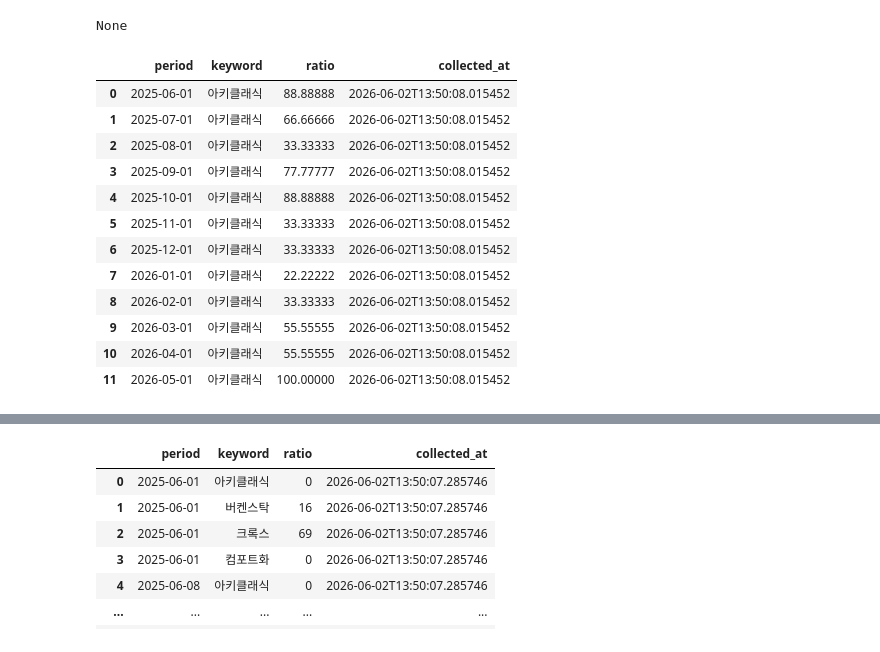
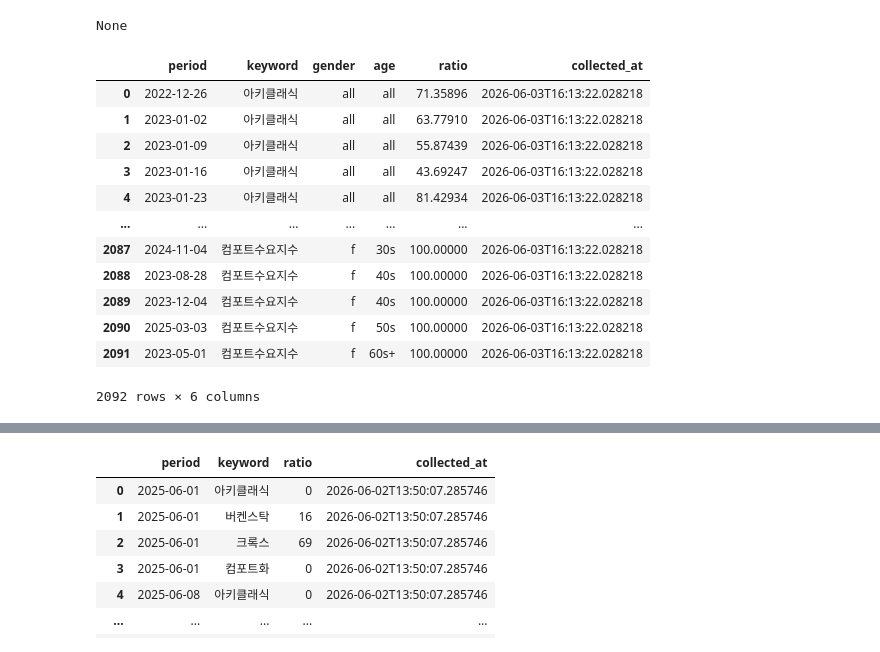
Before and after one commit to Songhyun98/AkiiiMonitor, a Jupyter notebook: test.ipynb, the cells around one changed output, grey strips where cells are left out. Cells and saved outputs as stored; diff of their text form; code cells hidden in the pictures.

```diff
--- a/test.ipynb
+++ b/test.ipynb
@@ -8,19 +8,19 @@ print(os.getenv("NAVER_CLIENT_ID"))
 # %% [output]
 None
 # %%
-df4 = pd.read_parquet(r"D:\Desktop\AkiiiMonitor\data\raw\naver_shopping\naver_shopping_20260602.parquet")
+df4 = pd.read_parquet(r"D:\Desktop\AkiiiMonitor\data\raw\naver_shopping\naver_shopping_20260603.parquet")
 df4
 # %% [output]
-|  | period | keyword | ratio | collected_at |
-| 0 | 2025-06-01 | 아키클래식 | 88.88888 | 2026-06-02T13:50:08.015452 |
-| 1 | 2025-07-01 | 아키클래식 | 66.66666 | 2026-06-02T13:50:08.015452 |
-| 2 | 2025-08-01 | 아키클래식 | 33.33333 | 2026-06-02T13:50:08.015452 |
-| 3 | 2025-09-01 | 아키클래식 | 77.77777 | 2026-06-02T13:50:08.015452 |
-| 4 | 2025-10-01 | 아키클래식 | 88.88888 | 2026-06-02T13:50:08.015452 |
-| 5 | 2025-11-01 | 아키클래식 | 33.33333 | 2026-06-02T13:50:08.015452 |
-| 6 | 2025-12-01 | 아키클래식 | 33.33333 | 2026-06-02T13:50:08.015452 |
-| 7 | 2026-01-01 | 아키클래식 | 22.22222 | 2026-06-02T13:50:08.015452 |
-| 8 | 2026-02-01 | 아키클래식 | 33.33333 | 2026-06-02T13:50:08.015452 |
-| 9 | 2026-03-01 | 아키클래식 | 55.55555 | 2026-06-02T13:50:08.015452 |
-| 10 | 2026-04-01 | 아키클래식 | 55.55555 | 2026-06-02T13:50:08.015452 |
-| 11 | 2026-05-01 | 아키클래식 | 100.00000 | 2026-06-02T13:50:08.015452 |
+|  | period | keyword | gender | age | ratio | collected_at |
+| 0 | 2022-12-26 | 아키클래식 | all | all | 71.35896 | 2026-06-03T16:13:22.028218 |
+| 1 | 2023-01-02 | 아키클래식 | all | all | 63.77910 | 2026-06-03T16:13:22.028218 |
+| 2 | 2023-01-09 | 아키클래식 | all | all | 55.87439 | 2026-06-03T16:13:22.028218 |
+| 3 | 2023-01-16 | 아키클래식 | all | all | 43.69247 | 2026-06-03T16:13:22.028218 |
+| 4 | 2023-01-23 | 아키클래식 | all | all | 81.42934 | 2026-06-03T16:13:22.028218 |
+| ... | ... | ... | ... | ... | ... | ... |
+| 2087 | 2024-11-04 | 컴포트수요지수 | f | 30s | 100.00000 | 2026-06-03T16:13:22.028218 |
+| 2088 | 2023-08-28 | 컴포트수요지수 | f | 40s | 100.00000 | 2026-06-03T16:13:22.028218 |
+| 2089 | 2023-12-04 | 컴포트수요지수 | f | 40s | 100.00000 | 2026-06-03T16:13:22.028218 |
+| 2090 | 2025-03-03 | 컴포트수요지수 | f | 50s | 100.00000 | 2026-06-03T16:13:22.028218 |
+| 2091 | 2023-05-01 | 컴포트수요지수 | f | 60s+ | 100.00000 | 2026-06-03T16:13:22.028218 |
+2092 rows × 6 columns
```
Also changed, not shown: parts of 14 cells of this notebook, 11 other files.
